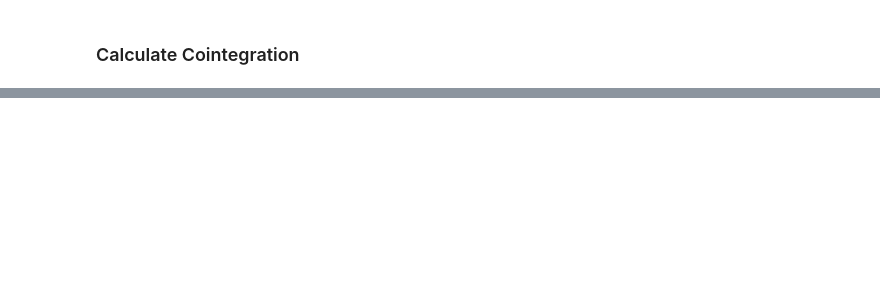
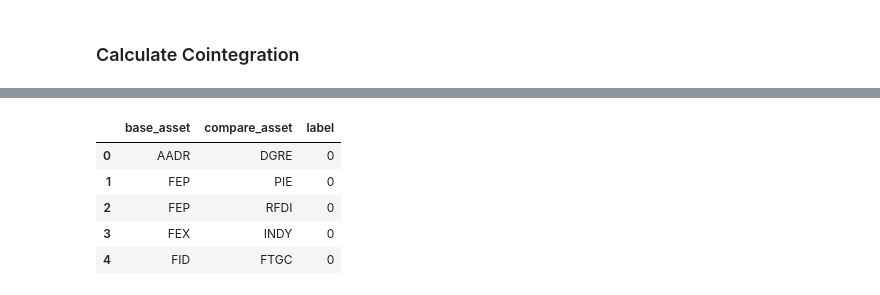
Before and after one commit to dkalenov/ML-Stock-Crypto-Trading, a Jupyter notebook: Clustering.ipynb, the cells around one changed output, grey strips where cells are left out. Saved outputs shown, nothing was run; the diff lists cells and outputs as text; code cells hidden in the pictures; blank space fills up the shorter version.

Commit message:
Calculate Cointegration

```diff
--- a/Clustering.ipynb
+++ b/Clustering.ipynb
@@ -524,0 +548,15 @@ len(df_without_outliers)
+# %%
+# Load Cointegrated Pairs
+
+url = 'https://raw.githubusercontent.com/dkalenov/ML-Trading/1_unsupervised-learning/raw_data_coint_pairs.csv'
+df_coint = pd.read_csv(url).iloc[:, 1:]
+
+# df_coint = pd.read_csv(file_name_coint).iloc[:, 1:]
+df_coint.head()
+# %% [output]
+|  | base_asset | compare_asset | label |
+| 0 | AADR | DGRE | 0 |
+| 1 | FEP | PIE | 0 |
+| 2 | FEP | RFDI | 0 |
+| 3 | FEX | INDY | 0 |
+| 4 | FID | FTGC | 0 |
```
Also changed, not shown: parts of 24 cells of this notebook.
